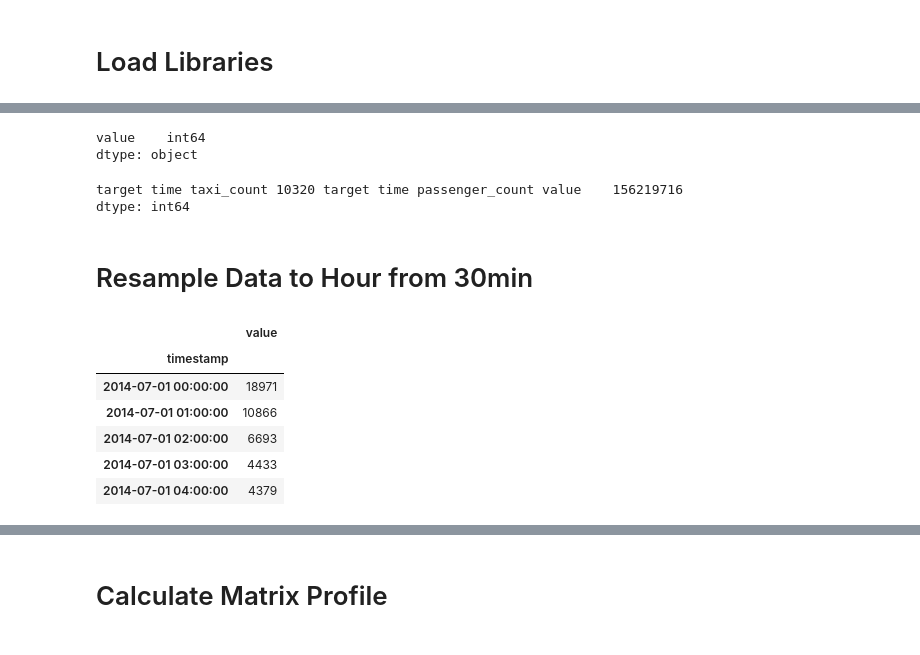
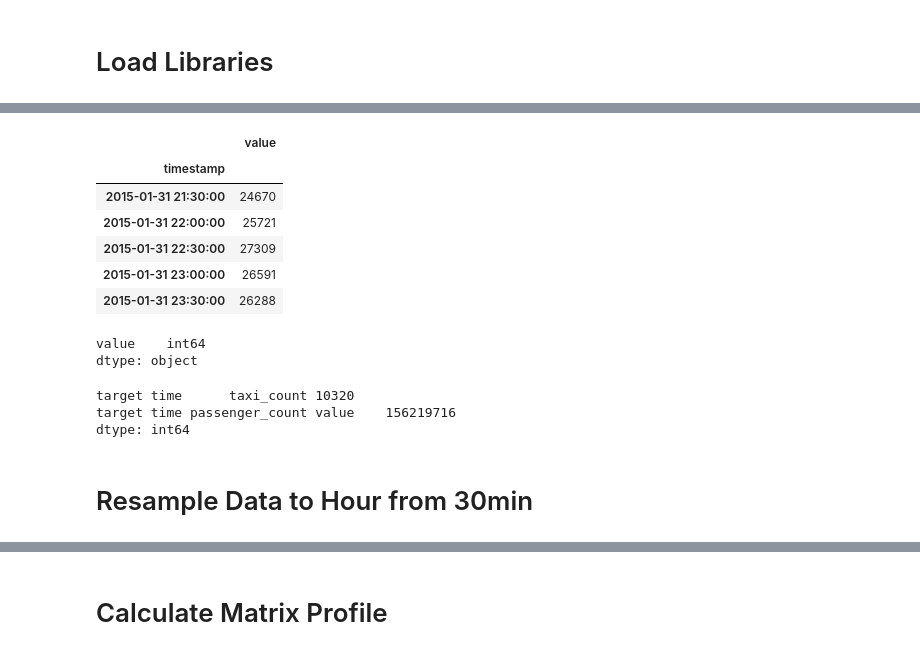
Before and after one commit to wooheaven/Python-Study, a Jupyter notebook: 06_MatrixProfile/02_matrixprofile-ts/02_Matrix_Profile_NYC_Taxi.ipynb, the cells around one changed output, grey strips where cells are left out. Cells and saved outputs as stored; diff of their text form; code cells hidden in the pictures.

```diff
--- a/06_MatrixProfile/02_matrixprofile-ts/02_Matrix_Profile_NYC_Taxi.ipynb
+++ b/06_MatrixProfile/02_matrixprofile-ts/02_Matrix_Profile_NYC_Taxi.ipynb
@@ -31,23 +32,26 @@ df.head()
+# %%
+df.tail()
+# %% [output]
+|  | value |
+| timestamp |  |
+| 2015-01-31 21:30:00 | 24670 |
+| 2015-01-31 22:00:00 | 25721 |
+| 2015-01-31 22:30:00 | 27309 |
+| 2015-01-31 23:00:00 | 26591 |
+| 2015-01-31 23:30:00 | 26288 |
 # %%
 df.dtypes
 # %% [output]
 value    int64
 dtype: object
 # %%
-print('target time taxi_count', len(df), 'target time passenger_count', df.sum())
+print('target time      taxi_count', len(df))
+print('target time passenger_count', df.sum())
 # %% [output]
-target time taxi_count 10320 target time passenger_count value    156219716
+target time      taxi_count 10320
+target time passenger_count value    156219716
 dtype: int64
 # %% [markdown]
 # Resample Data to Hour from 30min
 # %%
 df = df.resample('1H').sum()
-df.head()
-# %% [output]
-|  | value |
-| timestamp |  |
-| 2014-07-01 00:00:00 | 18971 |
-| 2014-07-01 01:00:00 | 10866 |
-| 2014-07-01 02:00:00 | 6693 |
-| 2014-07-01 03:00:00 | 4433 |
-| 2014-07-01 04:00:00 | 4379 |
```
Also changed, not shown: parts of 11 cells of this notebook, 1 other file.
